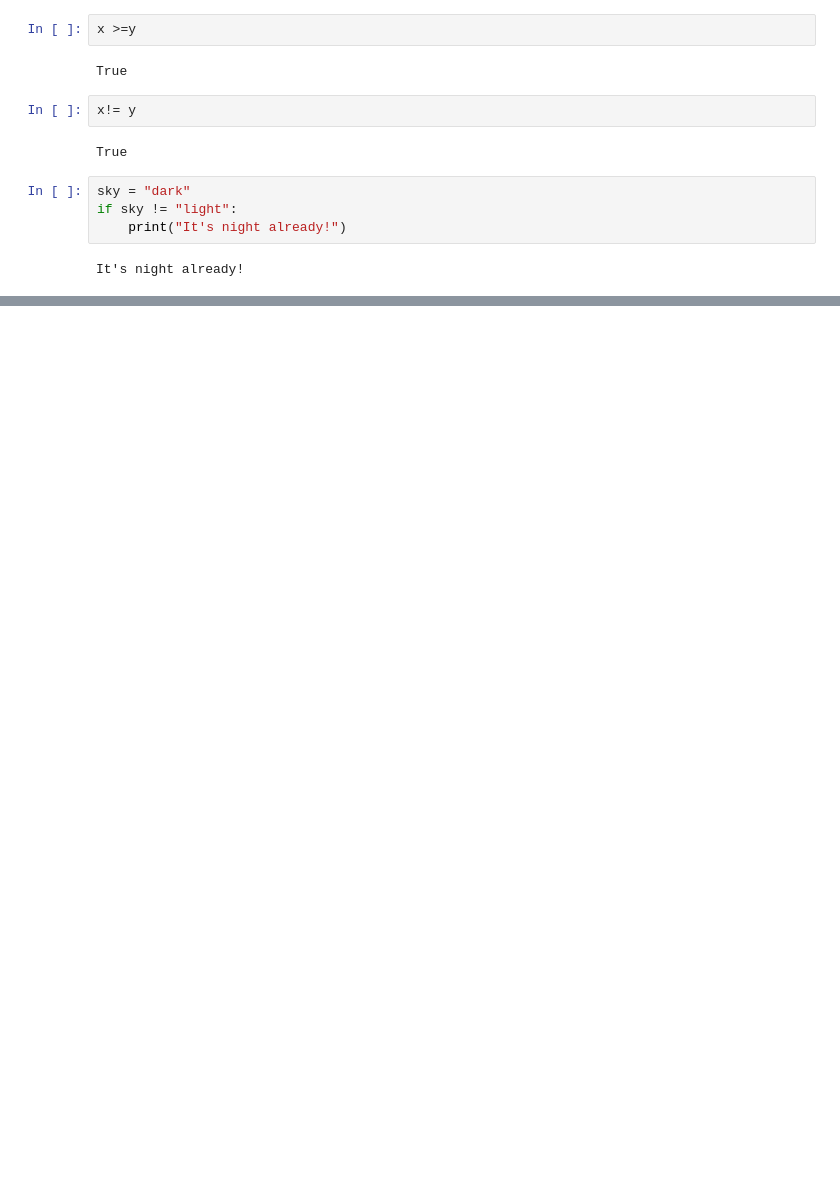
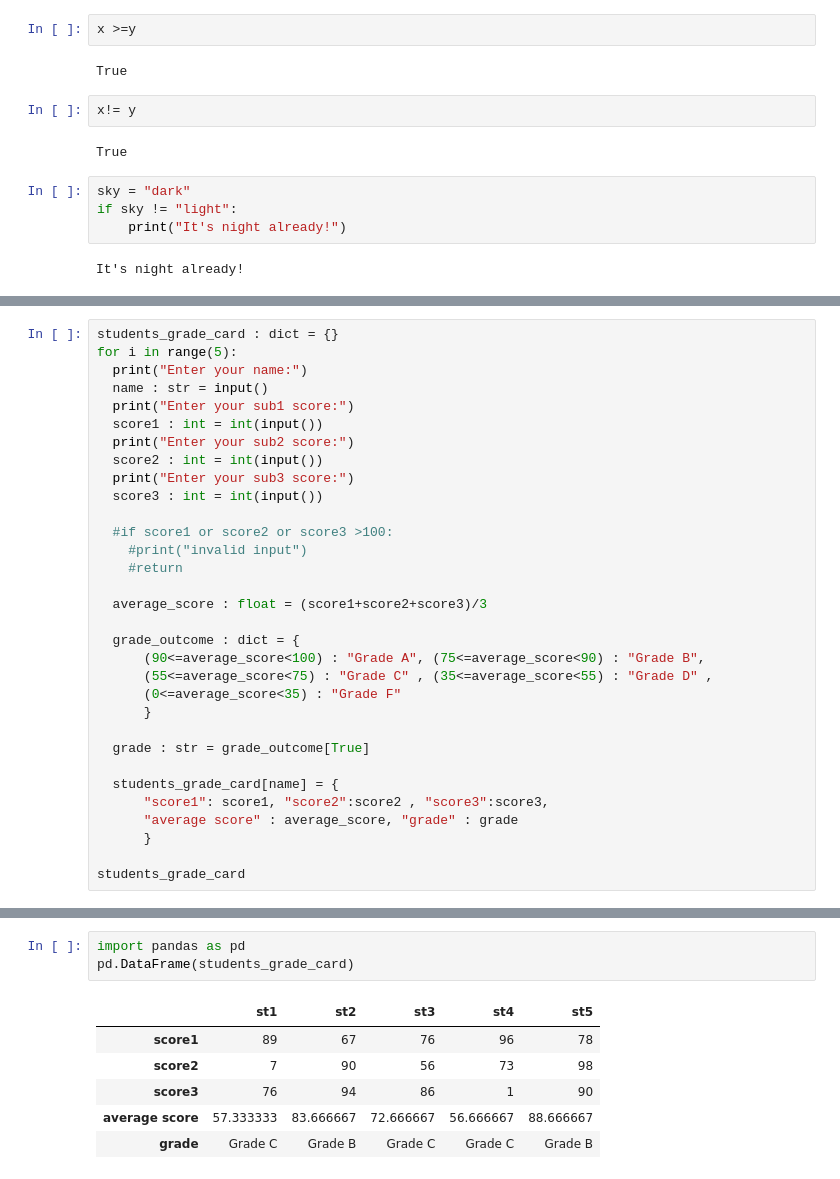
Before and after one commit to PrajnyaKulkarni/Assignments, a Jupyter notebook: Python_revision.ipynb, the cells around one changed output, grey strips where cells are left out. Saved outputs shown, nothing was run; the diff lists cells and outputs as text; blank space fills up the shorter version.

```diff
--- a/Python_revision.ipynb
+++ b/Python_revision.ipynb
@@ -746,0 +855,32 @@ Bring an umbrella with you!
+# %%
+students_grade_card : dict = {}
+for i in range(5):
+  print("Enter your name:")
+  name : str = input()
+  print("Enter your sub1 score:")
+  score1 : int = int(input())
+  print("Enter your sub2 score:")
+  score2 : int = int(input())
+  print("Enter your sub3 score:")
+  score3 : int = int(input())
+
+  #if score1 or score2 or score3 >100:
+    #print("invalid input")
+    #return
+
+  average_score : float = (score1+score2+score3)/3
+
+  grade_outcome : dict = {
+      (90<=average_score<100) : "Grade A", (75<=average_score<90) : "Grade B",
+      (55<=average_score<75) : "Grade C" , (35<=average_score<55) : "Grade D" ,
+      (0<=average_score<35) : "Grade F"
+      }
+
+  grade : str = grade_outcome[True]
+
+  students_grade_card[name] = {
+      "score1": score1, "score2":score2 , "score3":score3,
+      "average score" : average_score, "grade" : grade
+      }
+
+students_grade_card
@@ -746,0 +922,10 @@ Bring an umbrella with you!
+# %%
+import pandas as pd
+pd.DataFrame(students_grade_card)
+# %% [output]
+|  | st1 | st2 | st3 | st4 | st5 |
+| score1 | 89 | 67 | 76 | 96 | 78 |
+| score2 | 7 | 90 | 56 | 73 | 98 |
+| score3 | 76 | 94 | 86 | 1 | 90 |
+| average score | 57.333333 | 83.666667 | 72.666667 | 56.666667 | 88.666667 |
+| grade | Grade C | Grade B | Grade C | Grade C | Grade B |
```
Also changed, not shown: parts of 35 cells of this notebook.
